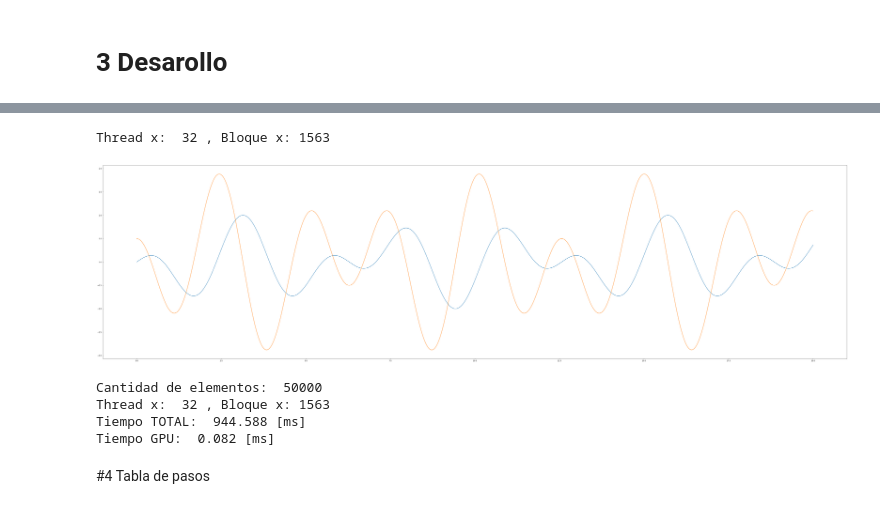
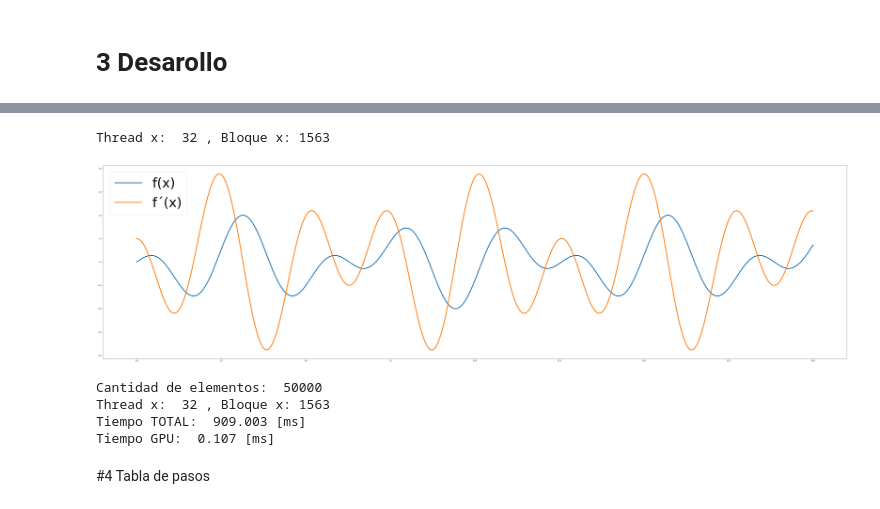
Before and after one commit to Grupo-14-SOA/tp3_hpc, a Jupyter notebook: Cuaderno_2_grupo14_2021.ipynb, the cells around one changed output, grey strips where cells are left out. Cells and saved outputs as stored; diff of their text form; code cells hidden in the pictures.

```diff
--- a/Cuaderno_2_grupo14_2021.ipynb
+++ b/Cuaderno_2_grupo14_2021.ipynb
@@ -74,8 +77,9 @@ try:
     tiempos_secuencial[cantidad_de_muestras] = []
   tiempos_secuencial[cantidad_de_muestras].append(tiempo_en_ms(tiempo_eje))
 
-  plt.plot(X,Y)
-  plt.plot(X,Z)
+  plt.plot(X,Y, linewidth=5.0, label="f(x)")
+  plt.plot(X,Z, linewidth=5.0, label="f´(x)")
+  plt.legend(fontsize=75, loc='upper left')
   plt.show()
 
   tiempo_total = datetime.now() - tiempo_total
@@ -123,19 +127,15 @@ try:
 
   r_cpu = numpy.empty_like( x_cpu )
 
-  a_cpu = numpy.empty_like( x_cpu )
-
   # CPU - reservo la memoria GPU.
   x_gpu = cuda.mem_alloc( x_cpu.nbytes )
   y_gpu = cuda.mem_alloc( y_cpu.nbytes )
   r_gpu = cuda.mem_alloc( r_cpu.nbytes )
-  a_gpu = cuda.mem_alloc( a_cpu.nbytes )
 
   # GPU - Copio la memoria al GPU.
   cuda.memcpy_htod( x_gpu, x_cpu )
   cuda.memcpy_htod( y_gpu, y_cpu )
   cuda.memcpy_htod( r_gpu, r_cpu )
-  cuda.memcpy_htod( a_gpu, a_cpu )
 
   # CPU - Defino la función kernel que ejecutará en GPU.
   module = SourceModule("""
@@ -162,42 +162,41 @@ try:
   dim_bloque = numpy.int( (cantidad_de_muestras+dim_hilo-1) / dim_hilo )
   print( "Thread x: ", dim_hilo, ", Bloque x:", dim_bloque )
 
   tiempo_gpu = datetime.now()
   #TODO: Ojo, con los tipos de las variables en el kernel.
   kernel( numpy.int32(cantidad_de_muestras),numpy.float32(delta), x_gpu, y_gpu, r_gpu, block=( dim_hilo, 1, 1 ),grid=(dim_bloque, 1,1) )
 
   tiempo_gpu = datetime.now() - tiempo_gpu
   if not tiempos_gpu.get(cantidad_de_muestras):
     tiempos_gpu[cantidad_de_muestras] = []
   tiempos_gpu[cantidad_de_muestras].append(tiempo_en_ms(tiempo_gpu))
 
   # GPU - Copio el resultado desde la memoria GPU.
   cuda.memcpy_dtoh( y_cpu, y_gpu )
   cuda.memcpy_dtoh( r_cpu, r_gpu )
-  cuda.memcpy_dtoh( a_cpu, a_gpu )
 
-  plt.plot(x_cpu,y_cpu)
-  plt.plot(x_cpu,r_cpu)
+  plt.plot(x_cpu,y_cpu, linewidth=5.0, label="f(x)")
+  plt.plot(x_cpu,r_cpu, linewidth=5.0, label="f´(x)")
+  plt.legend(fontsize=75, loc='upper left')
   plt.show()
-
 
   tiempo_total = datetime.now() - tiempo_total
 
   print( "Cantidad de elementos: ", cantidad_de_muestras )
   print( "Thread x: ", dim_hilo, ", Bloque x:", dim_bloque )
   print("Tiempo TOTAL: ", tiempo_en_ms( tiempo_total ), "[ms]" )
   print("Tiempo GPU: ", tiempo_en_ms( tiempo_gpu   ), "[ms]" )
 except ModuleNotFoundError:
   print("A ocurrido un error al querer importar uno de los modulos, por favor verifique haber ejecutado los pasos previos")
 except:
   print("A ocurrido un error durante la ejecucion, por favor verifique haber ejecutado los pasos previos")
 # %% [output]
 Thread x:  32 , Bloque x: 1563
-[figure, old version]
+[figure, new version]
 Cantidad de elementos:  50000
 Thread x:  32 , Bloque x: 1563
-Tiempo TOTAL:  944.588 [ms]
-Tiempo GPU:  0.082 [ms]
+Tiempo TOTAL:  909.003 [ms]
+Tiempo GPU:  0.107 [ms]
 # %% [markdown]
 #4 Tabla de pasos
 # %% [markdown]
```
Also changed, not shown: parts of 3 cells of this notebook.
